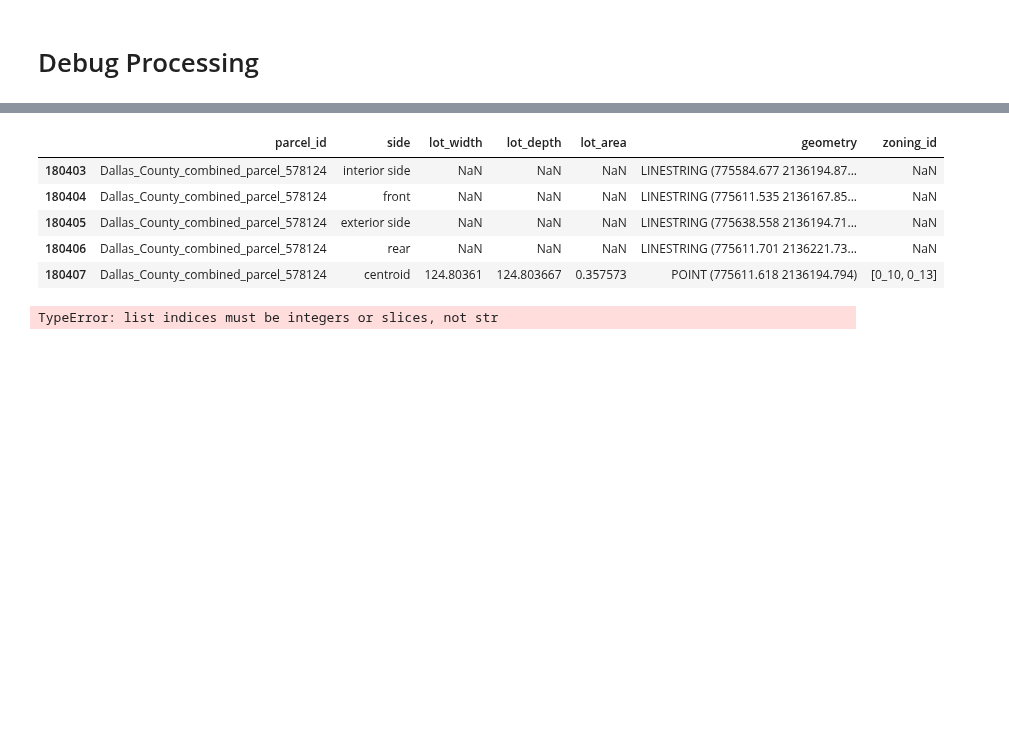
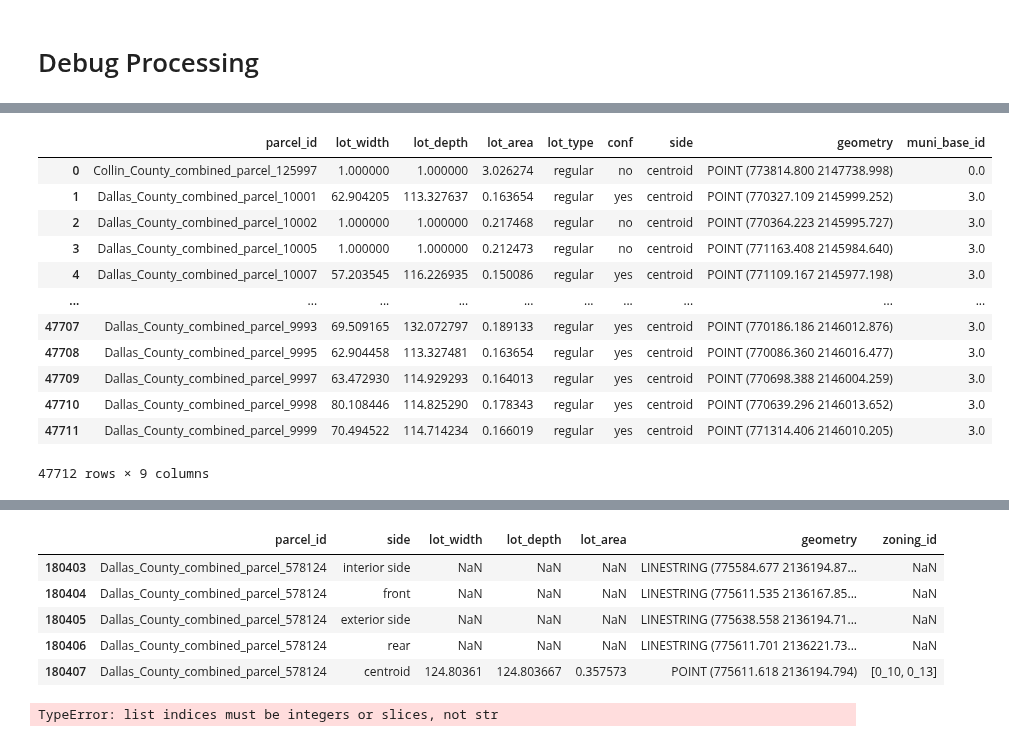
Before and after one commit to vibe-lab-gsd/zonepy, a Jupyter notebook: examples.ipynb, the cells around one changed output, grey strips where cells are left out. Saved outputs shown, nothing was run; the diff lists cells and outputs as text; code cells hidden in the pictures; blank space fills up the shorter version.

```diff
--- a/examples.ipynb
+++ b/examples.ipynb
@@ -891,17 +891,18 @@ base_zones  = zoning_all[(zoning_all["overlay"] == False) & (zoning_all["planned
 # 5. Read parcels and assign base zoning IDs
 parcel_list = [ zp_read_pcl(p, base_zones) for p in parcel_files ]
 parcels_sf = pd.concat(parcel_list, ignore_index=True)
-# # 6. Generate parcel_geo with 'side' labels
-# parcel_geo  = zp_get_parcel_geo(parcels_sf)
-# # 7. Generate parcel_dims with centroid and dimensions, rename zoning_id to muni_base_id
-# parcel_dims = zp_get_parcel_dim(parcels_sf)
-# parcel_dims = parcel_dims.rename(columns={"zoning_id":"muni_base_id"})
+# 6. Generate parcel_geo with 'side' labels
+parcel_geo  = zp_get_parcel_geo(parcels_sf)
+# 7. Generate parcel_dims with centroid and dimensions, rename zoning_id to muni_base_id
+parcel_dims = zp_get_parcel_dim(parcels_sf)
+parcel_dims = parcel_dims.rename(columns={"zoning_id":"muni_base_id"})
 
 # # 8. Add muni_pd_id and muni_overlay_id
 # pd_idx = zp_find_district_idx(parcel_dims, pd_districts).rename(columns={"zoning_id":"muni_pd_id"})
 # ov_idx = zp_find_district_idx(parcel_dims, overlays).rename(columns={"zoning_id":"muni_overlay_id"})
 # parcel_dims = parcel_dims.merge(pd_idx[["parcel_id","muni_pd_id"]], on='parcel_id', how="left")
 # parcel_dims = parcel_dims.merge(ov_idx[["parcel_id","muni_overlay_id"]], on='parcel_id', how="left")
+# parcel_dims = parcel_dims.drop_duplicates(keep='first').reset_index(drop=True)
 
 # # 9. Add dist_abbr and muni_name for all zone IDs
 # dist_abbr_map = zoning_all.set_index("zoning_id")["dist_abbr"].to_dict()
@@ -973,0 +995,16 @@ parcels_sf = pd.concat(parcel_list, ignore_index=True)
+# %%
+parcel_dims
+# %% [output]
+|  | parcel_id | lot_width | lot_depth | lot_area | lot_type | conf | side | geometry | muni_base_id |
+| 0 | Collin_County_combined_parcel_125997 | 1.000000 | 1.000000 | 3.026274 | regular | no | centroid | POINT (773814.800 2147738.998) | 0.0 |
+| 1 | Dallas_County_combined_parcel_10001 | 62.904205 | 113.327637 | 0.163654 | regular | yes | centroid | POINT (770327.109 2145999.252) | 3.0 |
+| 2 | Dallas_County_combined_parcel_10002 | 1.000000 | 1.000000 | 0.217468 | regular | no | centroid | POINT (770364.223 2145995.727) | 3.0 |
+| 3 | Dallas_County_combined_parcel_10005 | 1.000000 | 1.000000 | 0.212473 | regular | no | centroid | POINT (771163.408 2145984.640) | 3.0 |
+| 4 | Dallas_County_combined_parcel_10007 | 57.203545 | 116.226935 | 0.150086 | regular | yes | centroid | POINT (771109.167 2145977.198) | 3.0 |
+| ... | ... | ... | ... | ... | ... | ... | ... | ... | ... |
+| 47707 | Dallas_County_combined_parcel_9993 | 69.509165 | 132.072797 | 0.189133 | regular | yes | centroid | POINT (770186.186 2146012.876) | 3.0 |
+| 47708 | Dallas_County_combined_parcel_9995 | 62.904458 | 113.327481 | 0.163654 | regular | yes | centroid | POINT (770086.360 2146016.477) | 3.0 |
+| 47709 | Dallas_County_combined_parcel_9997 | 63.472930 | 114.929293 | 0.164013 | regular | yes | centroid | POINT (770698.388 2146004.259) | 3.0 |
+| 47710 | Dallas_County_combined_parcel_9998 | 80.108446 | 114.825290 | 0.178343 | regular | yes | centroid | POINT (770639.296 2146013.652) | 3.0 |
+| 47711 | Dallas_County_combined_parcel_9999 | 70.494522 | 114.714234 | 0.166019 | regular | yes | centroid | POINT (771314.406 2146010.205) | 3.0 |
+47712 rows × 9 columns
```
Also changed, not shown: parts of 6 cells of this notebook, 3 other files.
